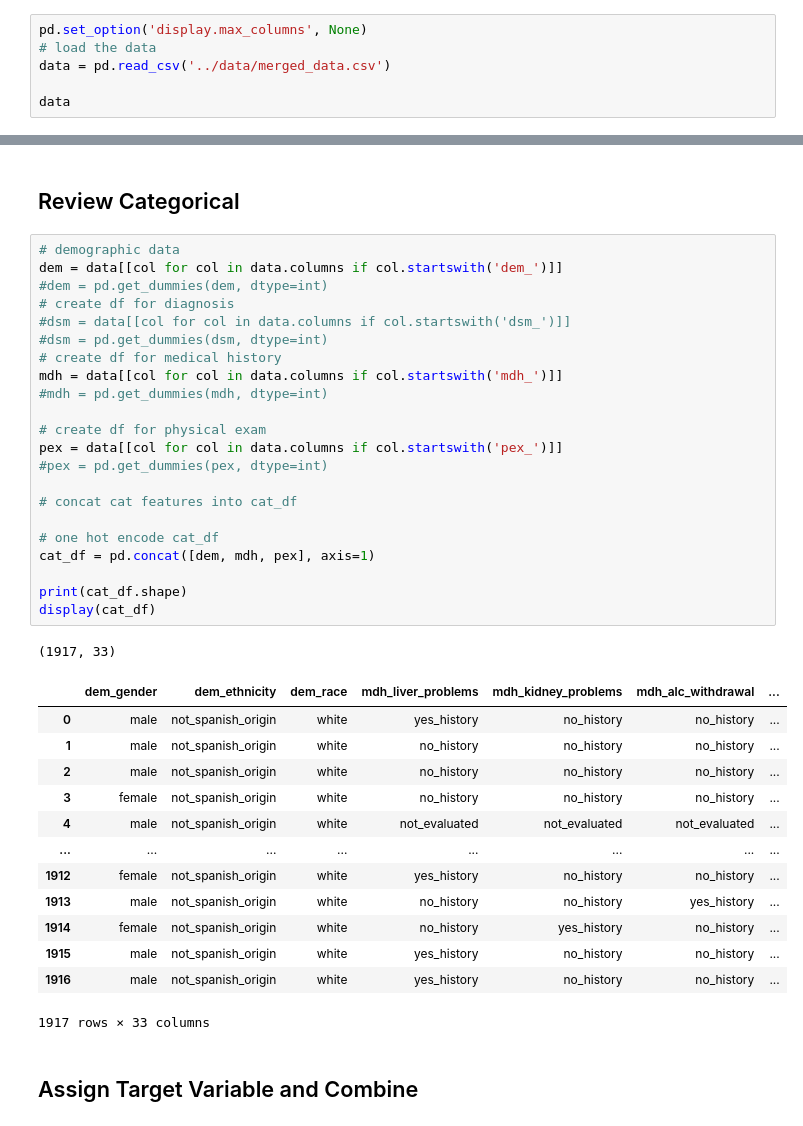
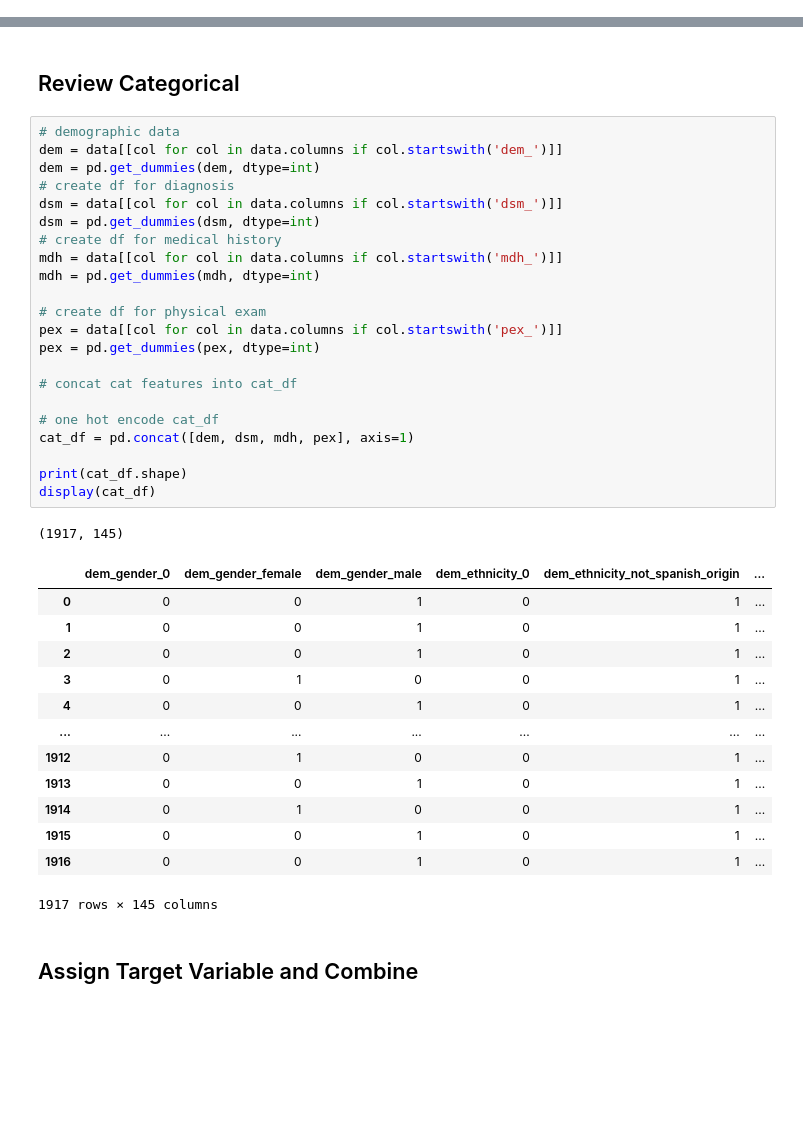
Before and after one commit to DanHerman212/precision_medicine, a Jupyter notebook: code/4_data_modeling.ipynb, the cells around one changed output, grey strips where cells are left out. Cells and saved outputs as stored; diff of their text form; blank space fills up the shorter version.

```diff
--- a/code/4_data_modeling.ipynb
+++ b/code/4_data_modeling.ipynb
@@ -12,9 +12,3 @@ from sklearn.linear_model import LogisticRegression
 from sklearn.ensemble import RandomForestClassifier
 import xgboost as xgb
 from sklearn.datasets import make_classification
-# %%
-pd.set_option('display.max_columns', None)
-# load the data
-data = pd.read_csv('../data/merged_data.csv')
-
-data
@@ -170,40 +169,40 @@ Shape of numeric dataframe (1917, 59)
 # %%
 # demographic data
 dem = data[[col for col in data.columns if col.startswith('dem_')]]
-#dem = pd.get_dummies(dem, dtype=int)
+dem = pd.get_dummies(dem, dtype=int)
 # create df for diagnosis
-#dsm = data[[col for col in data.columns if col.startswith('dsm_')]]
-#dsm = pd.get_dummies(dsm, dtype=int)
+dsm = data[[col for col in data.columns if col.startswith('dsm_')]]
+dsm = pd.get_dummies(dsm, dtype=int)
 # create df for medical history
 mdh = data[[col for col in data.columns if col.startswith('mdh_')]]
-#mdh = pd.get_dummies(mdh, dtype=int)
+mdh = pd.get_dummies(mdh, dtype=int)
 
 # create df for physical exam
 pex = data[[col for col in data.columns if col.startswith('pex_')]]
-#pex = pd.get_dummies(pex, dtype=int)
+pex = pd.get_dummies(pex, dtype=int)
 
 # concat cat features into cat_df
 
 # one hot encode cat_df
-cat_df = pd.concat([dem, mdh, pex], axis=1)
+cat_df = pd.concat([dem, dsm, mdh, pex], axis=1)
 
 print(cat_df.shape)
 display(cat_df)
 # %% [output]
-(1917, 33)
+(1917, 145)
-|  | dem_gender | dem_ethnicity | dem_race | mdh_liver_problems | mdh_kidney_problems | mdh_alc_withdrawal | ... |
-| 0 | male | not_spanish_origin | white | yes_history | no_history | no_history | ... |
-| 1 | male | not_spanish_origin | white | no_history | no_history | no_history | ... |
-| 2 | male | not_spanish_origin | white | no_history | no_history | no_history | ... |
-| 3 | female | not_spanish_origin | white | no_history | no_history | no_history | ... |
-| 4 | male | not_spanish_origin | white | not_evaluated | not_evaluated | not_evaluated | ... |
-| ... | ... | ... | ... | ... | ... | ... | ... |
-| 1912 | female | not_spanish_origin | white | yes_history | no_history | no_history | ... |
-| 1913 | male | not_spanish_origin | white | no_history | no_history | yes_history | ... |
-| 1914 | female | not_spanish_origin | white | no_history | yes_history | no_history | ... |
-| 1915 | male | not_spanish_origin | white | yes_history | no_history | no_history | ... |
-| 1916 | male | not_spanish_origin | white | yes_history | no_history | no_history | ... |
+|  | dem_gender_0 | dem_gender_female | dem_gender_male | dem_ethnicity_0 | dem_ethnicity_not_spanish_origin | ... |
+| 0 | 0 | 0 | 1 | 0 | 1 | ... |
+| 1 | 0 | 0 | 1 | 0 | 1 | ... |
+| 2 | 0 | 0 | 1 | 0 | 1 | ... |
+| 3 | 0 | 1 | 0 | 0 | 1 | ... |
+| 4 | 0 | 0 | 1 | 0 | 1 | ... |
+| ... | ... | ... | ... | ... | ... | ... |
+| 1912 | 0 | 1 | 0 | 0 | 1 | ... |
+| 1913 | 0 | 0 | 1 | 0 | 1 | ... |
+| 1914 | 0 | 1 | 0 | 0 | 1 | ... |
+| 1915 | 0 | 0 | 1 | 0 | 1 | ... |
+| 1916 | 0 | 0 | 1 | 0 | 1 | ... |
-1917 rows × 33 columns
+1917 rows × 145 columns
 # %% [markdown]
 ## Assign Target Variable and Combine
 # %%
```
Also changed, not shown: parts of 19 cells of this notebook, 1 other file.
